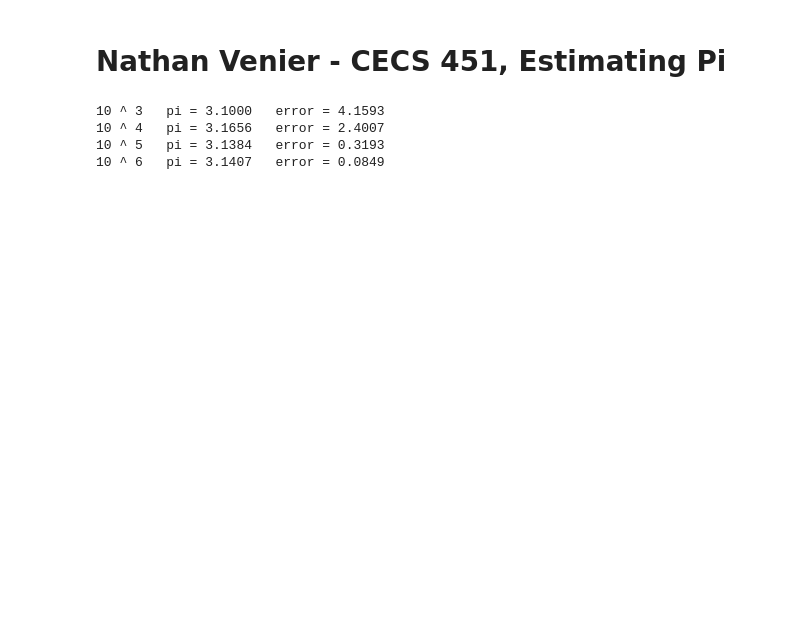
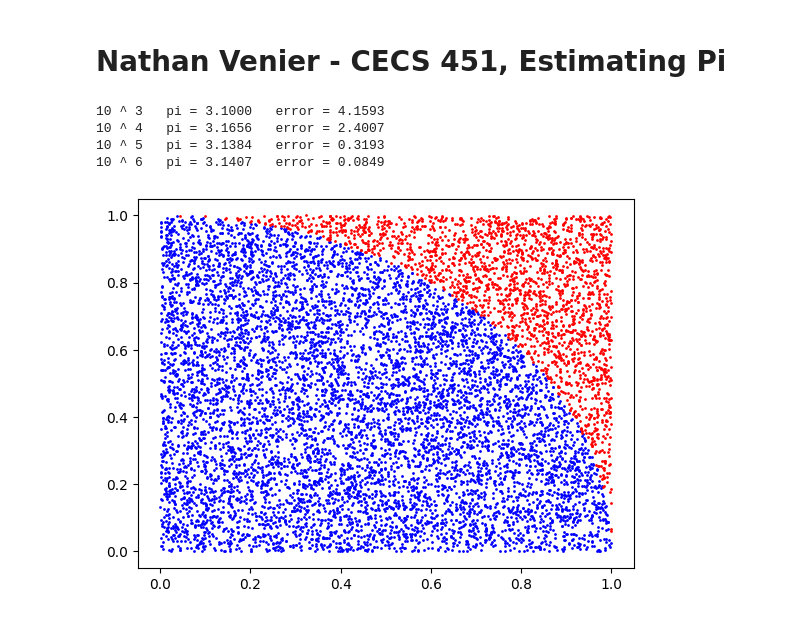
Before and after one commit to VenYay/CECS451_CSULB, a Jupyter notebook: pi.ipynb, the cells around one changed output. Saved outputs shown, nothing was run; the diff lists cells and outputs as text; code cells hidden in the pictures; blank space fills up the shorter version.

Commit message:
graph the data using two scatters, and color them according to the solution graph

```diff
--- a/pi.ipynb
+++ b/pi.ipynb
@@ -71,0 +74,11 @@ for i in range(len(is_inside)):
+# %%
+# Plot the two scatters on the same plot
+figure = plt.figure()
+ax = figure.add_subplot(111)
+
+ax.scatter(less_than_one_x, less_than_one_y, s = 1, color = 'blue')
+ax.scatter(greater_than_one_x, greater_than_one_y, s = 1, color = 'red')
+
+plt.show()
+# %% [output]
+[figure, added]
```
Also changed, not shown: parts of 1 cell of this notebook.
